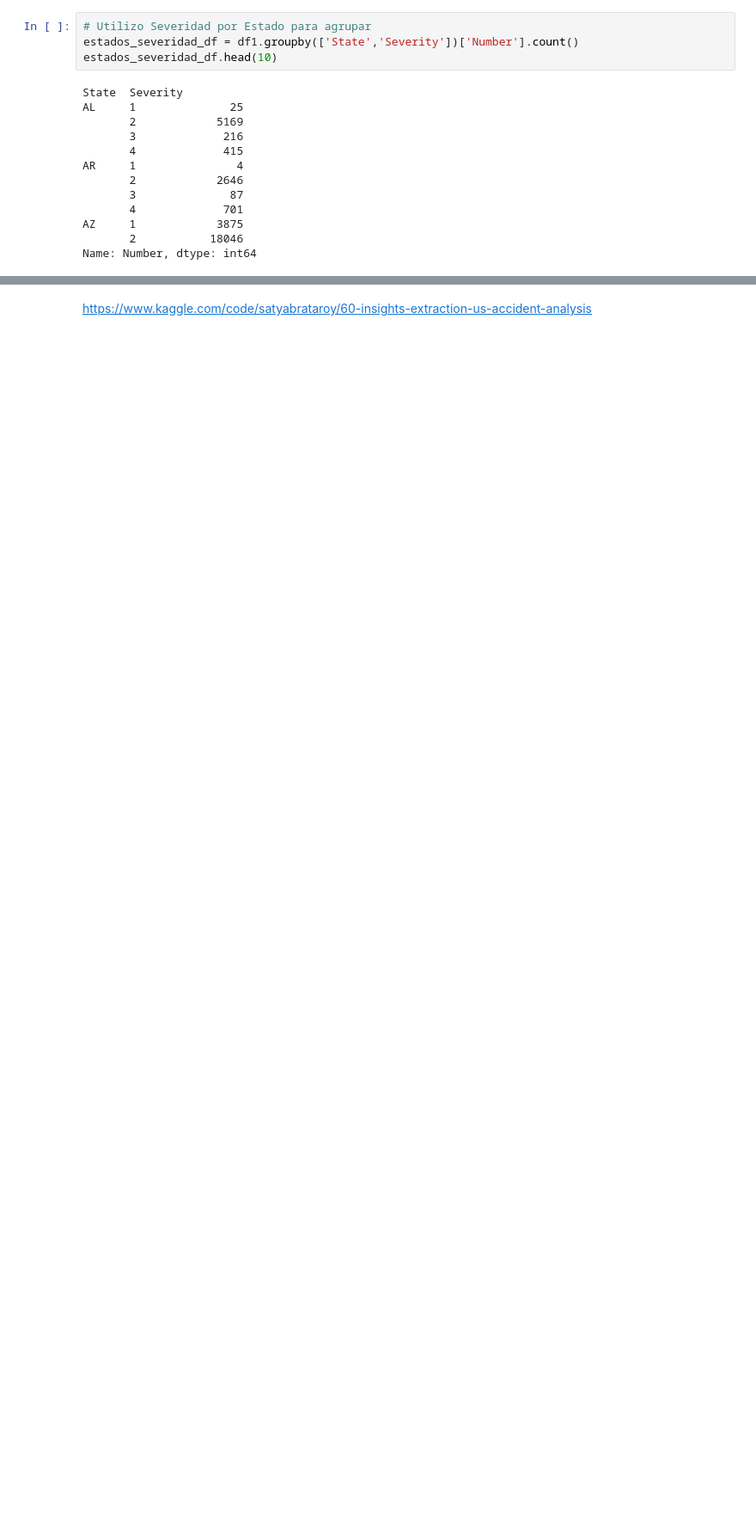
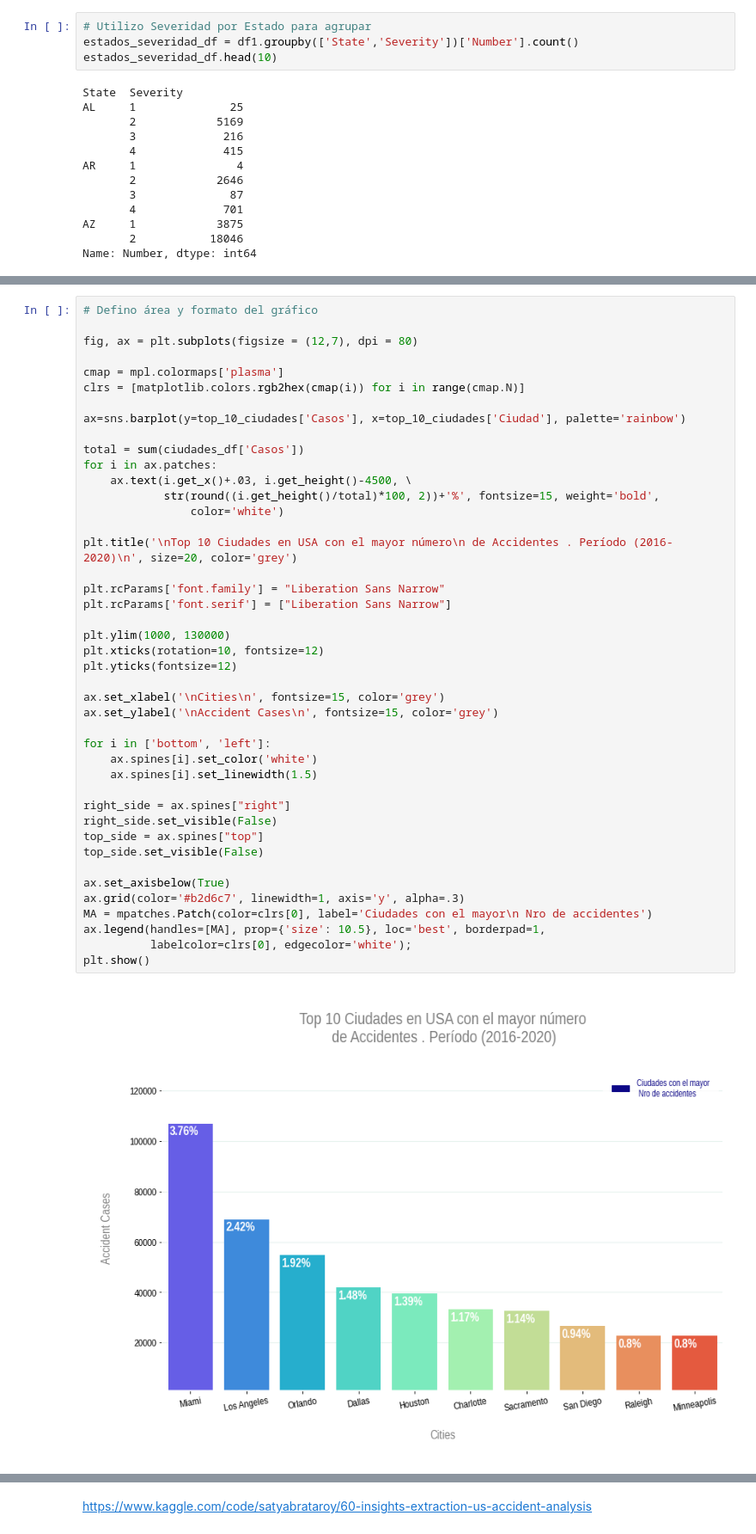
Before and after one commit to EWECORP/DScience_41870, a Jupyter notebook: VISUALIZACION_Eduardo_Ettlin.ipynb, the cells around one changed output, grey strips where cells are left out. Shown at 86% size. Cells and saved outputs as stored; diff of their text form; blank space fills up the shorter version.

```diff
--- a/VISUALIZACION_Eduardo_Ettlin.ipynb
+++ b/VISUALIZACION_Eduardo_Ettlin.ipynb
@@ -286,0 +310,45 @@ import seaborn as sns
+# %%
+# Defino área y formato del gráfico
+
+fig, ax = plt.subplots(figsize = (12,7), dpi = 80)
+
+cmap = mpl.colormaps['plasma']
+clrs = [matplotlib.colors.rgb2hex(cmap(i)) for i in range(cmap.N)]
+
+ax=sns.barplot(y=top_10_ciudades['Casos'], x=top_10_ciudades['Ciudad'], palette='rainbow')
+
+total = sum(ciudades_df['Casos'])
+for i in ax.patches:
+    ax.text(i.get_x()+.03, i.get_height()-4500, \
+            str(round((i.get_height()/total)*100, 2))+'%', fontsize=15, weight='bold',
+                color='white')
+
+plt.title('\nTop 10 Ciudades en USA con el mayor número\n de Accidentes . Período (2016-2020)\n', size=20, color='grey')
+
+plt.rcParams['font.family'] = "Liberation Sans Narrow"
+plt.rcParams['font.serif'] = ["Liberation Sans Narrow"]
+
+plt.ylim(1000, 130000)
+plt.xticks(rotation=10, fontsize=12)
+plt.yticks(fontsize=12)
+
+ax.set_xlabel('\nCities\n', fontsize=15, color='grey')
+ax.set_ylabel('\nAccident Cases\n', fontsize=15, color='grey')
+
+for i in ['bottom', 'left']:
+    ax.spines[i].set_color('white')
+    ax.spines[i].set_linewidth(1.5)
+
+right_side = ax.spines["right"]
+right_side.set_visible(False)
+top_side = ax.spines["top"]
+top_side.set_visible(False)
+
+ax.set_axisbelow(True)
+ax.grid(color='#b2d6c7', linewidth=1, axis='y', alpha=.3)
+MA = mpatches.Patch(color=clrs[0], label='Ciudades con el mayor\n Nro de accidentes')
+ax.legend(handles=[MA], prop={'size': 10.5}, loc='best', borderpad=1,
+          labelcolor=clrs[0], edgecolor='white');
+plt.show()
+# %% [output]
+[figure, added]
```
Also changed, not shown: parts of 28 cells of this notebook.
